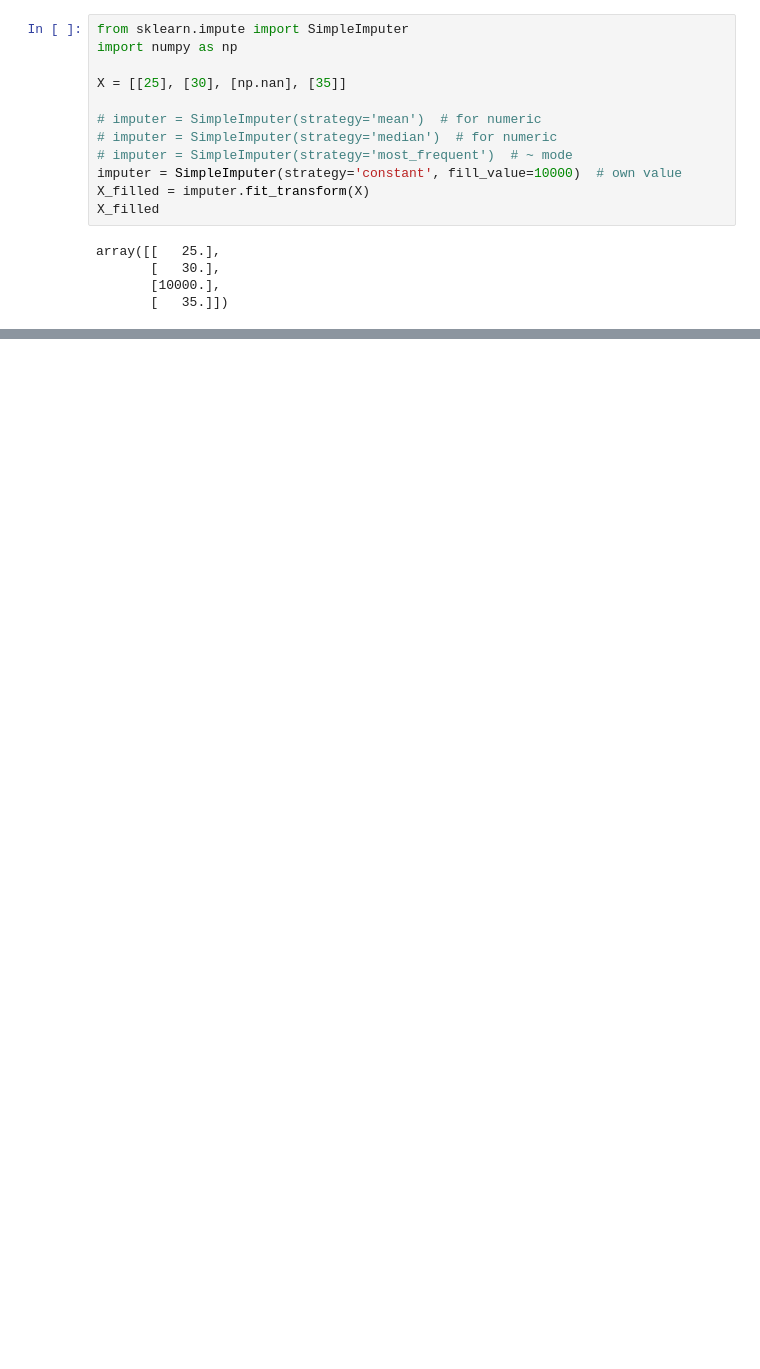
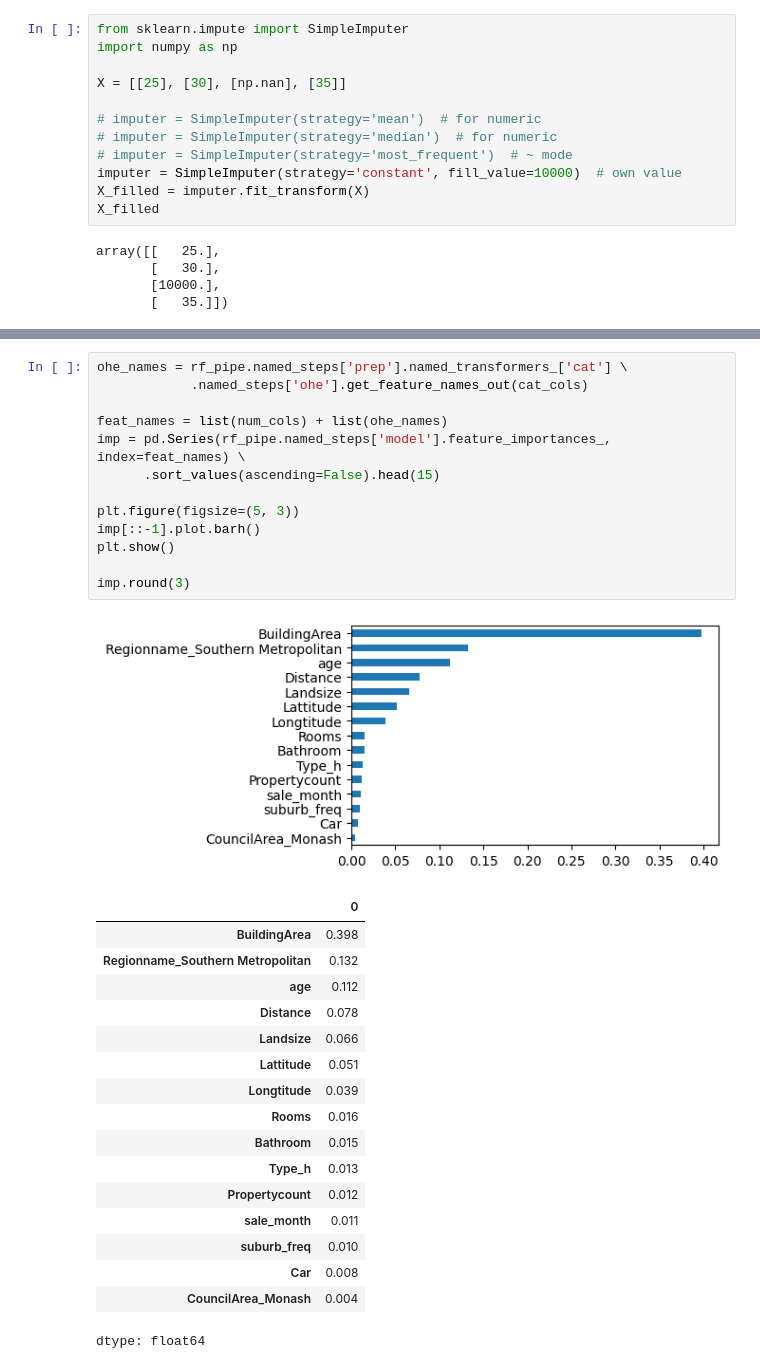
Before and after one commit to KsiuTretyakova/melbourne-housing-DTA, a Jupyter notebook: notebooks/task_easy_workbook.ipynb, the cells around one changed output, grey strips where cells are left out. Cells and saved outputs as stored; diff of their text form; blank space fills up the shorter version.

```diff
--- a/notebooks/task_easy_workbook.ipynb
+++ b/notebooks/task_easy_workbook.ipynb
@@ -480,0 +646,32 @@ array([[   25.],
+# %%
+ohe_names = rf_pipe.named_steps['prep'].named_transformers_['cat'] \
+            .named_steps['ohe'].get_feature_names_out(cat_cols)
+
+feat_names = list(num_cols) + list(ohe_names)
+imp = pd.Series(rf_pipe.named_steps['model'].feature_importances_, index=feat_names) \
+      .sort_values(ascending=False).head(15)
+
+plt.figure(figsize=(5, 3))
+imp[::-1].plot.barh()
+plt.show()
+
+imp.round(3)
+# %% [output]
+[figure, added]
+|  | 0 |
+| BuildingArea | 0.398 |
+| Regionname_Southern Metropolitan | 0.132 |
+| age | 0.112 |
+| Distance | 0.078 |
+| Landsize | 0.066 |
+| Lattitude | 0.051 |
+| Longtitude | 0.039 |
+| Rooms | 0.016 |
+| Bathroom | 0.015 |
+| Type_h | 0.013 |
+| Propertycount | 0.012 |
+| sale_month | 0.011 |
+| suburb_freq | 0.010 |
+| Car | 0.008 |
+| CouncilArea_Monash | 0.004 |
+dtype: float64
```
Also changed, not shown: parts of 15 cells of this notebook.
